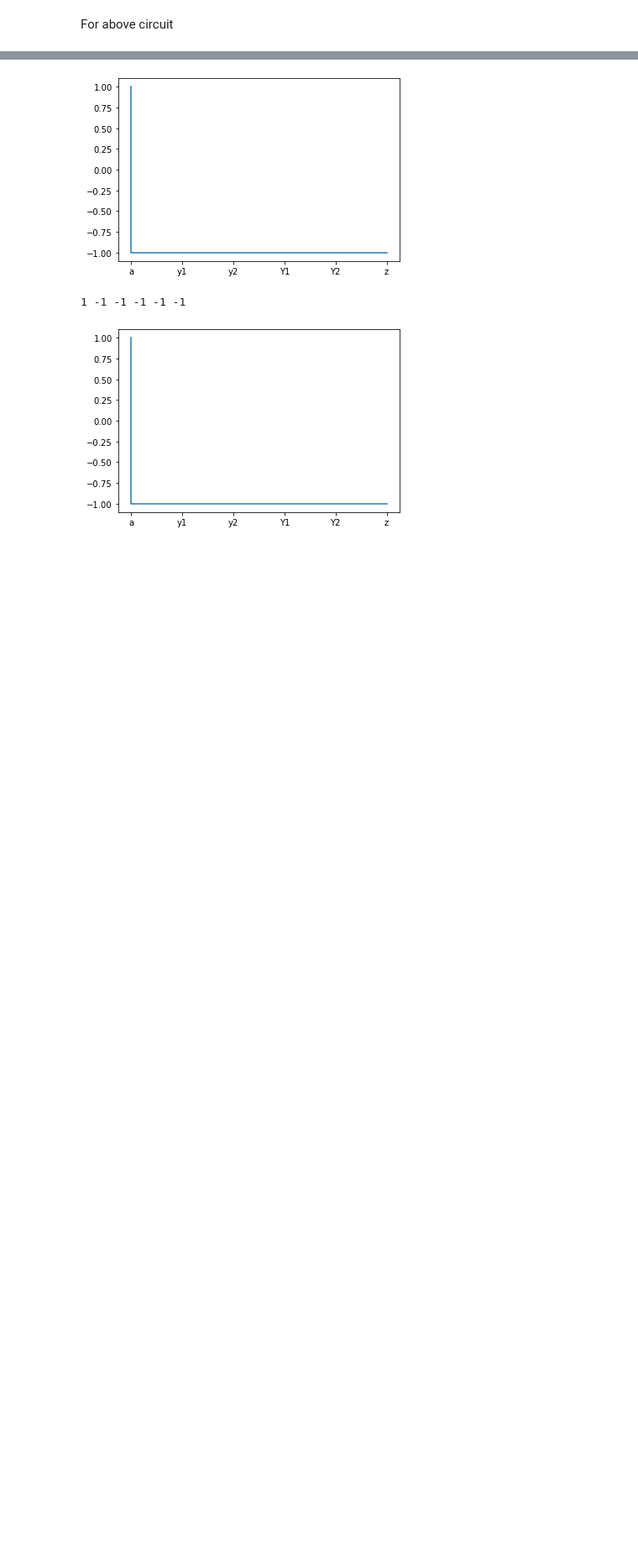
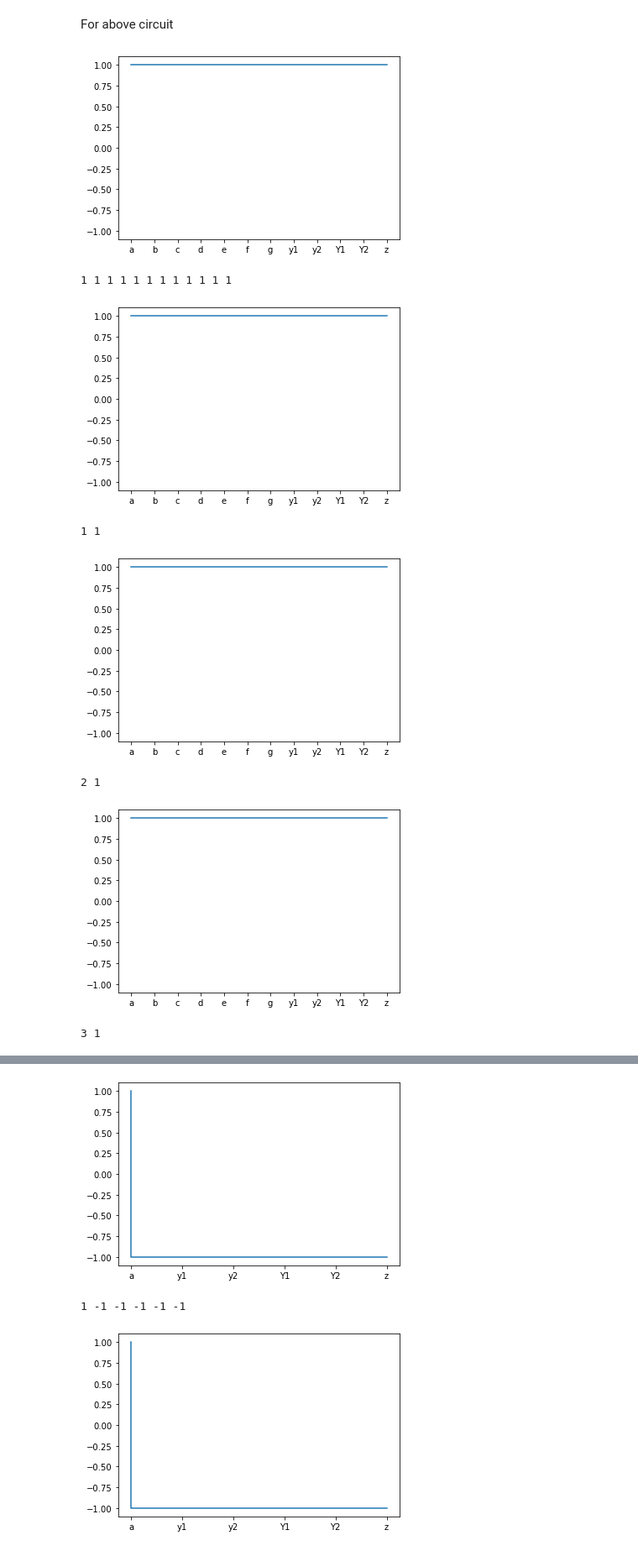
Before and after one commit to MoheeDG23/Design-for-Testability-Project, a Jupyter notebook: src/Demo.ipynb, the cells around one changed output, grey strips where cells are left out. Shown at 84% size. Cells and saved outputs as stored; diff of their text form; code cells hidden in the pictures; blank space fills up the shorter version.

```diff
--- a/src/Demo.ipynb
+++ b/src/Demo.ipynb
@@ -187,2 +225,20 @@ print(a,b,c,d,e,f,g,y1,y2,Y1,Y2,z)
 # %% [markdown]
 For above circuit
+# %%
+f='d'
+a,b,c,d,e,f,g,y1,y2,Y1,Y2,z=ckt1(1,1,1)
+print(a,b,c,d,e,f,g,y1,y2,Y1,Y2,z)
+count=0
+while((z!='d_bar' and z!='d') and count<=2 ):
+    a,b,c,d,e,f,g,y1,y2,Y1,Y2,z=ckt1(1,y1,y2)
+    count=count+1
+    print(count,z)
+# %% [output]
+[figure, added]
+1 1 1 1 1 1 1 1 1 1 1 1
+[figure, added]
+1 1
+[figure, added]
+2 1
+[figure, added]
+3 1
```
Also changed, not shown: parts of 13 cells of this notebook, 6 other files.
